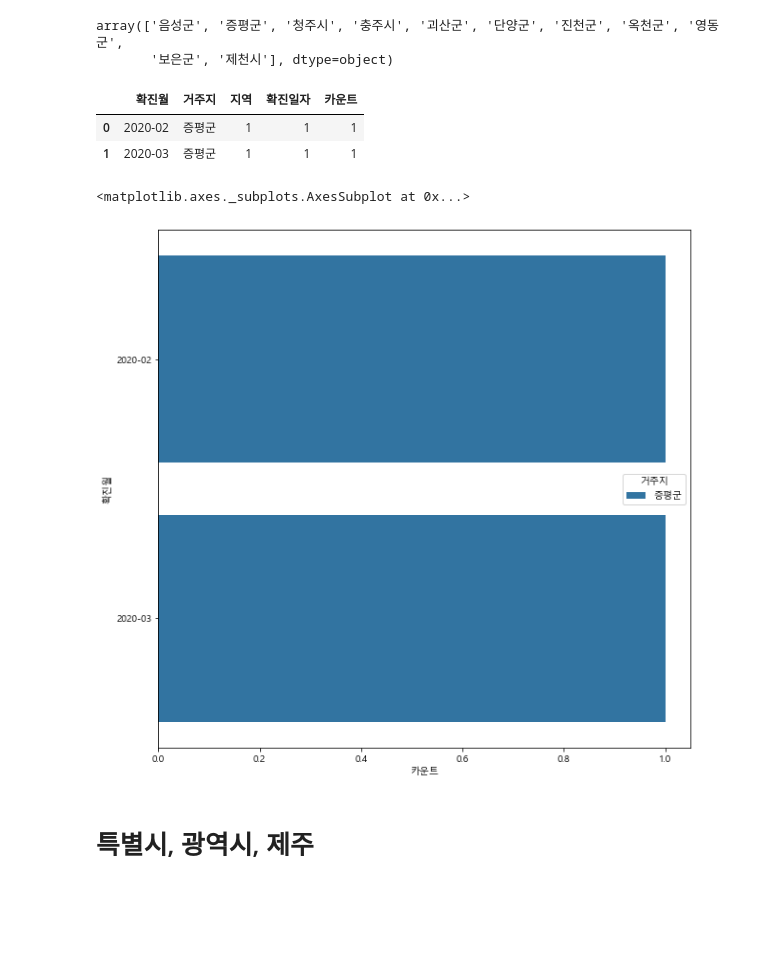
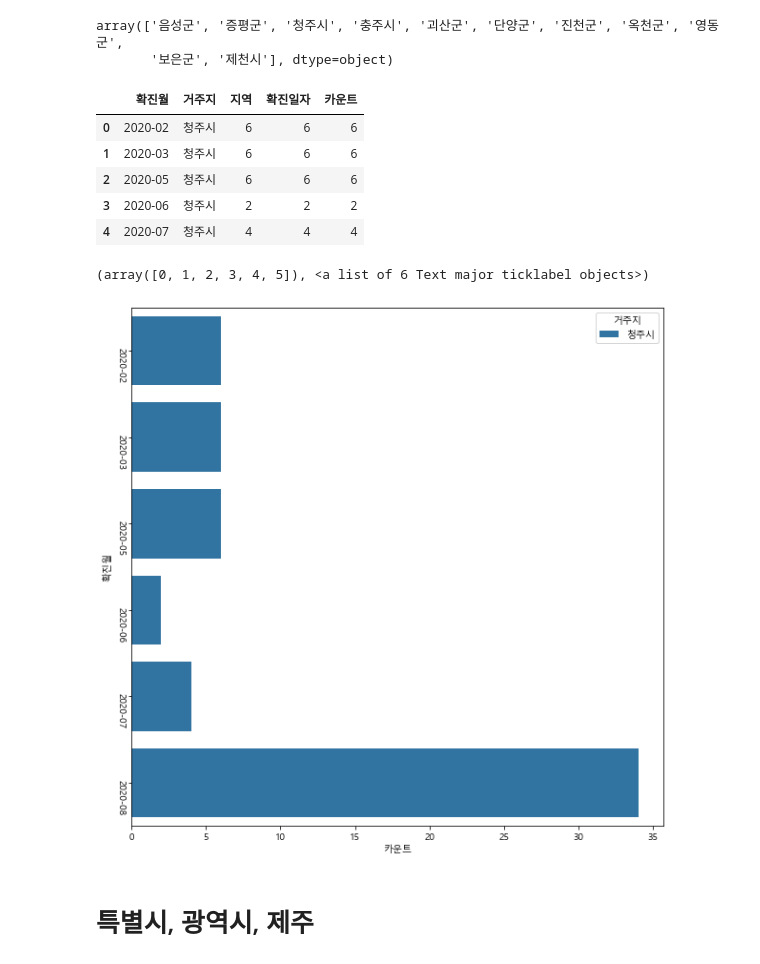
Before and after one commit to Shinmiyong/The-Effect-of-Travel-on-Covid19, a Jupyter notebook: Jung_COVID19_code_for_reference/COVID19_search_pattern.ipynb, the cells around one changed output. Saved outputs shown, nothing was run; the diff lists cells and outputs as text; code cells hidden in the pictures; blank space fills up the shorter version.

```diff
--- a/Jung_COVID19_code_for_reference/COVID19_search_pattern.ipynb
+++ b/Jung_COVID19_code_for_reference/COVID19_search_pattern.ipynb
@@ -38,7 +38,7 @@ array(['음성군', '증평군', '청주시', '충주시', '괴산군', '단양
 # %%
 a_list = []
 for i in range(0, len(df2)):
-    if df2['거주지'][i] == '증평군':
+    if df2['거주지'][i] == '청주시':
         data = df2.iloc[i]
         a_list.append(data)
 # %%
@@ -54,11 +54,15 @@ rc('font', family = font_name)
 df3.head()
 # %% [output]
 |  | 확진월 | 거주지 | 지역 | 확진일자 | 카운트 |
-| 0 | 2020-02 | 증평군 | 1 | 1 | 1 |
-| 1 | 2020-03 | 증평군 | 1 | 1 | 1 |
+| 0 | 2020-02 | 청주시 | 6 | 6 | 6 |
+| 1 | 2020-03 | 청주시 | 6 | 6 | 6 |
+| 2 | 2020-05 | 청주시 | 6 | 6 | 6 |
+| 3 | 2020-06 | 청주시 | 2 | 2 | 2 |
+| 4 | 2020-07 | 청주시 | 4 | 4 | 4 |
 # %%
 plt.figure(figsize=(10,10))
-sns.barplot(x = '카운트', y = '확진월', hue= '거주지', data= df3)
+ax = sns.barplot(x = '카운트', y = '확진월', hue= '거주지', data= df3)
+plt.yticks(rotation=270)
 # %% [output]
-<matplotlib.axes._subplots.AxesSubplot at 0x...>
+(array([0, 1, 2, 3, 4, 5]), <a list of 6 Text major ticklabel objects>)
-[figure, old version]
+[figure, new version]
```
Also changed, not shown: parts of 3 cells of this notebook.
